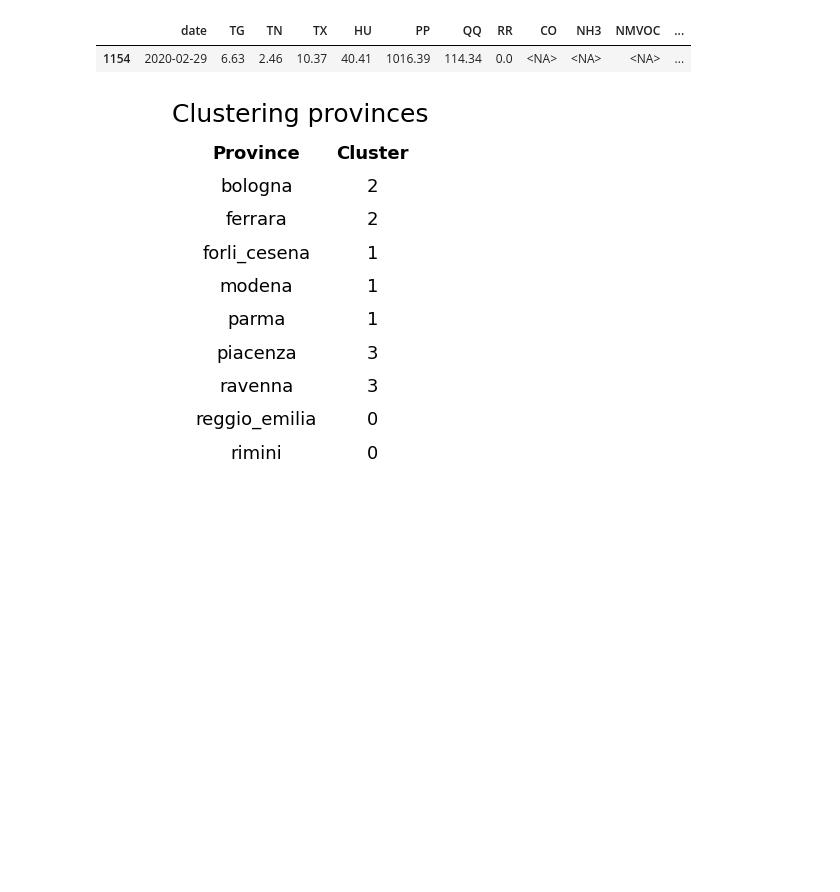
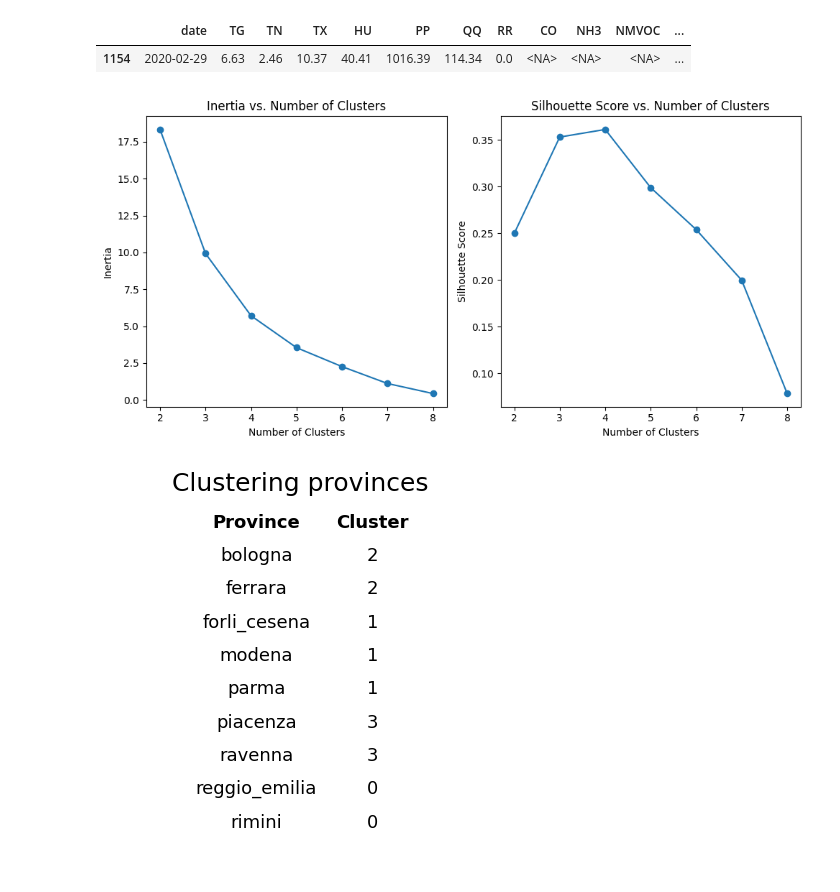
Before and after one commit to AndreFerrero/time-series-clustering, a Jupyter notebook: scripts/clustering.ipynb, the cells around one changed output. Drawn from its saved outputs; the diff is of its cells as text; code cells hidden in the pictures; blank space fills up the shorter version.

Commit message:
run inertia slihouette cell

```diff
--- a/scripts/clustering.ipynb
+++ b/scripts/clustering.ipynb
@@ -131,21 +131,24 @@ for k in K:
 # %%
 # Plotting inertia vs slihouette
 plt.figure(figsize=(10, 5))
 plt.subplot(1, 2, 1)
 plt.plot(K, inertia, marker='o')
 plt.title('Inertia vs. Number of Clusters')
 plt.xlabel('Number of Clusters')
 plt.ylabel('Inertia')
 
 plt.subplot(1, 2, 2)
 plt.plot(K, silhouette, marker='o')
 plt.title('Silhouette Score vs. Number of Clusters')
 plt.xlabel('Number of Clusters')
 plt.ylabel('Silhouette Score')
 
 plt.tight_layout()
-plt.savefig(os.path.join(path, R'figures'))
+figures_folder = os.path.join(path, R'figures')
+plt.savefig(os.path.join(figures_folder, 'inertia_silhouette.png'))
 plt.show()
+# %% [output]
+[figure, added]
 # %%
 km4 = TimeSeriesKMeans(n_clusters=4, n_init=5, metric='dtw', random_state=0)
 
```
